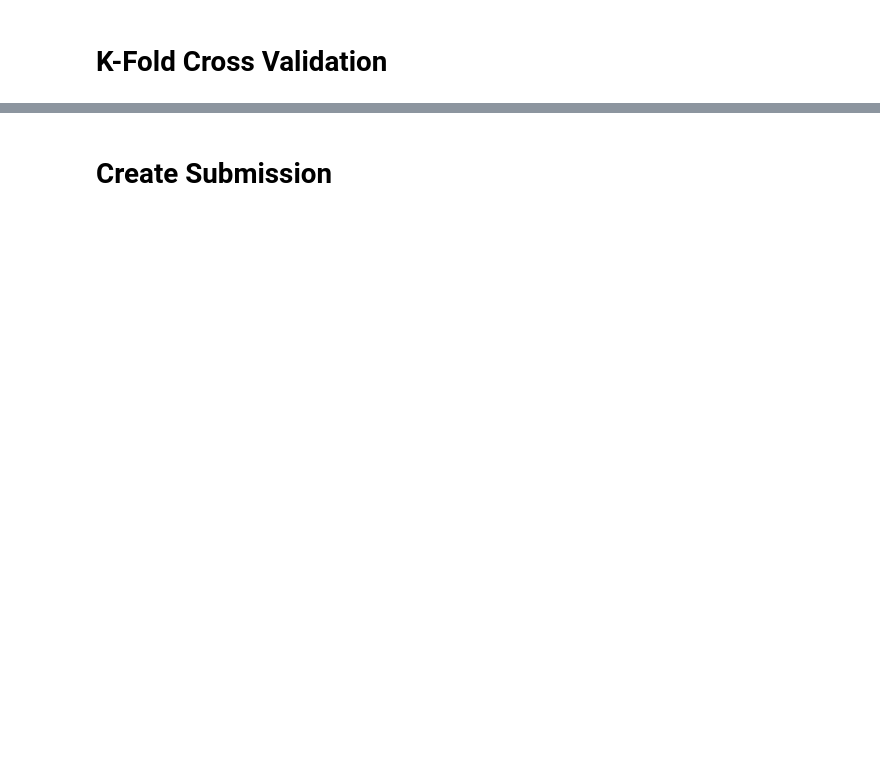
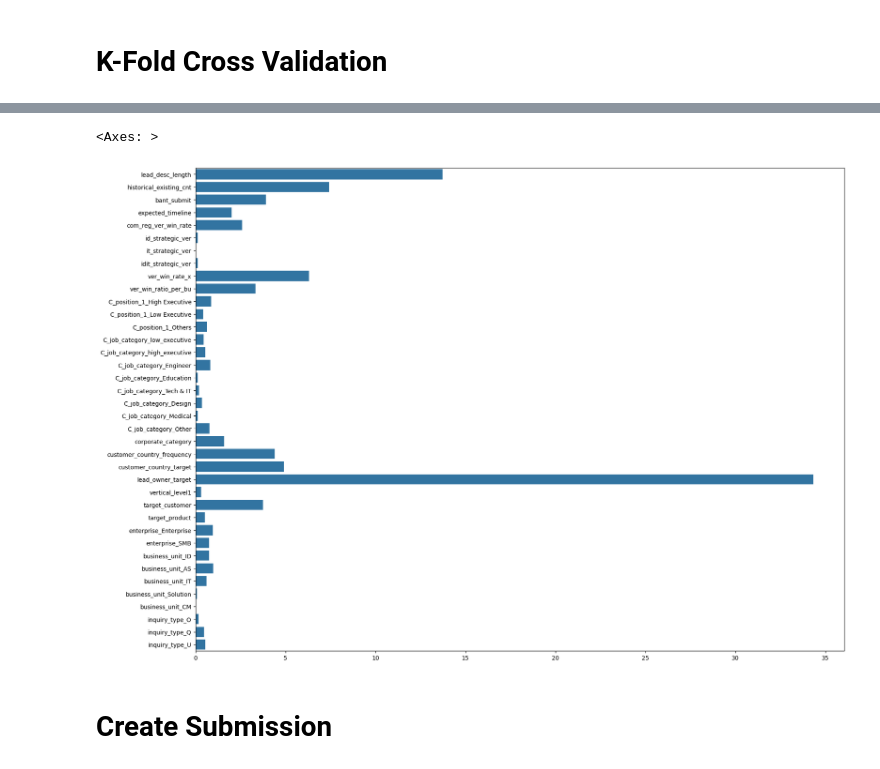
Before and after one commit to miny-genie/LG-Aimers-4th-Online-Hackathon, a Jupyter notebook: code.ipynb, the cells around one changed output, grey strips where cells are left out. Cells and saved outputs as stored; diff of their text form; code cells hidden in the pictures; blank space fills up the shorter version.

```diff
--- a/code.ipynb
+++ b/code.ipynb
@@ -210,6 +646,22 @@ X_test = X_test.drop(features_to_drop, axis=1)  # type: ignore
 # %% [markdown]
 # Modeling
-# %%
-from catboost import CatBoostClassifier
-
-model = CatBoostClassifier(random_state=RANDOM_STATE, verbose=False)
+# %%
+for col in X.columns:
+    print(col)
+    print(X[col].head())
+
+param_dict = {
+    "cat": {
+        "verbose": False,
+        "random_state": RANDOM_STATE,
+        "auto_class_weights": "Balanced",
+    },
+}
+
+if DO_OPTIMIZATION:
+    optimization_results = joblib.load(MODEL_FILE).best_trial.params
+    for key, value in optimization_results.items():
+        model, param = [x.strip() for x in key.split("__")]
+        param_dict[model][param] = value
+
+model = CatBoostClassifier(**param_dict["cat"])
@@ -218,9 +708,4 @@ model = CatBoostClassifier(random_state=RANDOM_STATE, verbose=False)
 # %%
-from imblearn.over_sampling import SMOTE
-from sklearn.metrics import (accuracy_score, f1_score, precision_score,
-                             recall_score, roc_auc_score)
-from sklearn.model_selection import StratifiedKFold
-
 kfolds, scores = (
     StratifiedKFold(n_splits=5, random_state=RANDOM_STATE, shuffle=True),
     [],
@@ -230,13 +715,8 @@ for fold_idx, (train_idx, val_idx) in enumerate(kfolds.split(X, y)):
     X_train, y_train = X.iloc[train_idx], y.iloc[train_idx]
     X_val, y_val = X.iloc[val_idx], y.iloc[val_idx]
 
-    sm = SMOTE(sampling_strategy="minority", random_state=RANDOM_STATE)
-    X_train, y_train = sm.fit_resample(X_train, y_train)  # type: ignore
-
     model.fit(X_train, y_train)
     prediction = model.predict(X_val)
-    # print(prediction)
-    # exit()
     prediction = np.where(prediction == "True", True, False)
 
     print(f"Accuracy (Fold {fold_idx}): {accuracy_score(y_val, prediction)}")
@@ -254,3 +773,13 @@ print(f"Cross-Validation Average F1-Score: {np.mean(scores)}")
+# %%
+import seaborn as sns
+import matplotlib.pyplot as plt
+
+feature_names = X.columns.tolist()
+plt.figure(figsize=(20,15))
+sns.barplot(x=model.feature_importances_, y=feature_names)
+# %% [output]
+<Axes: >
+[figure, added]
 # %% [markdown]
 # Create Submission
 # %%
```
Also changed, not shown: parts of 42 cells of this notebook.
